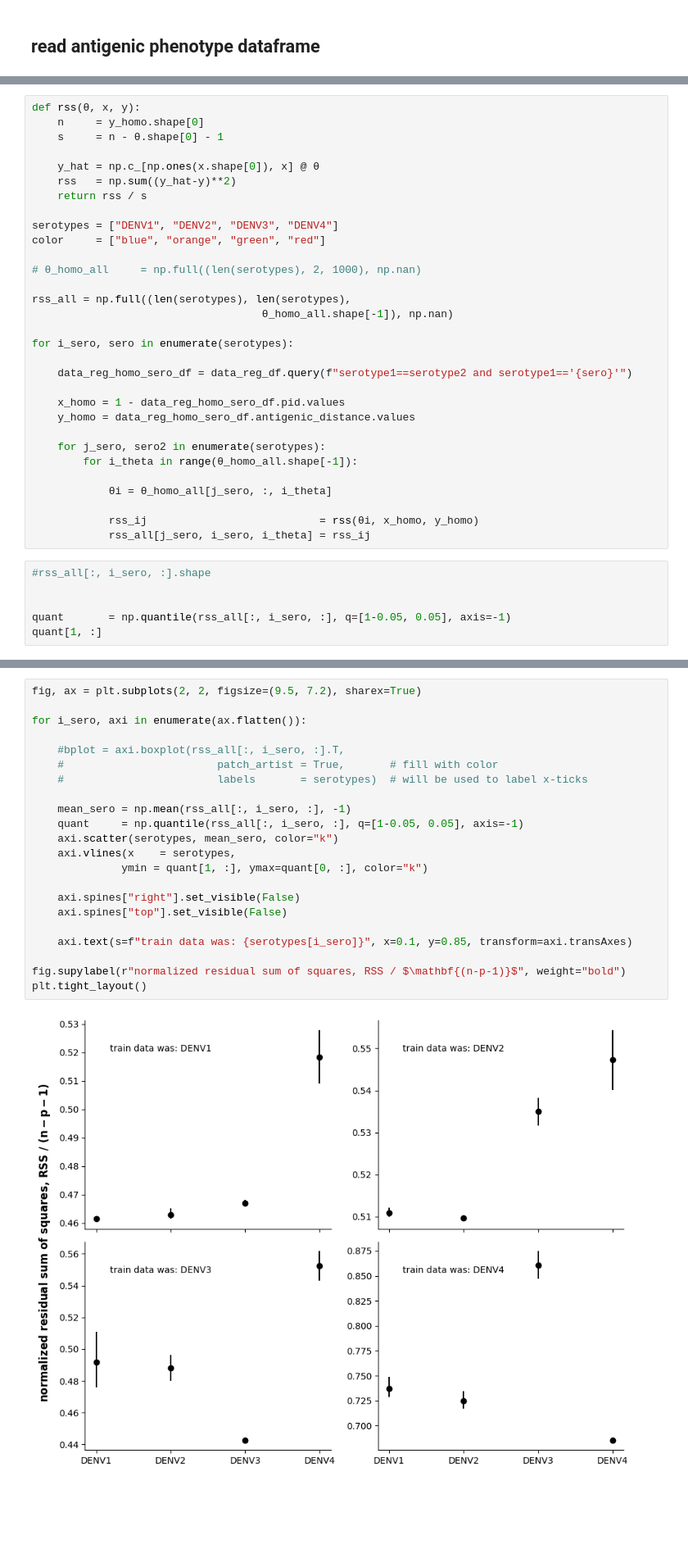
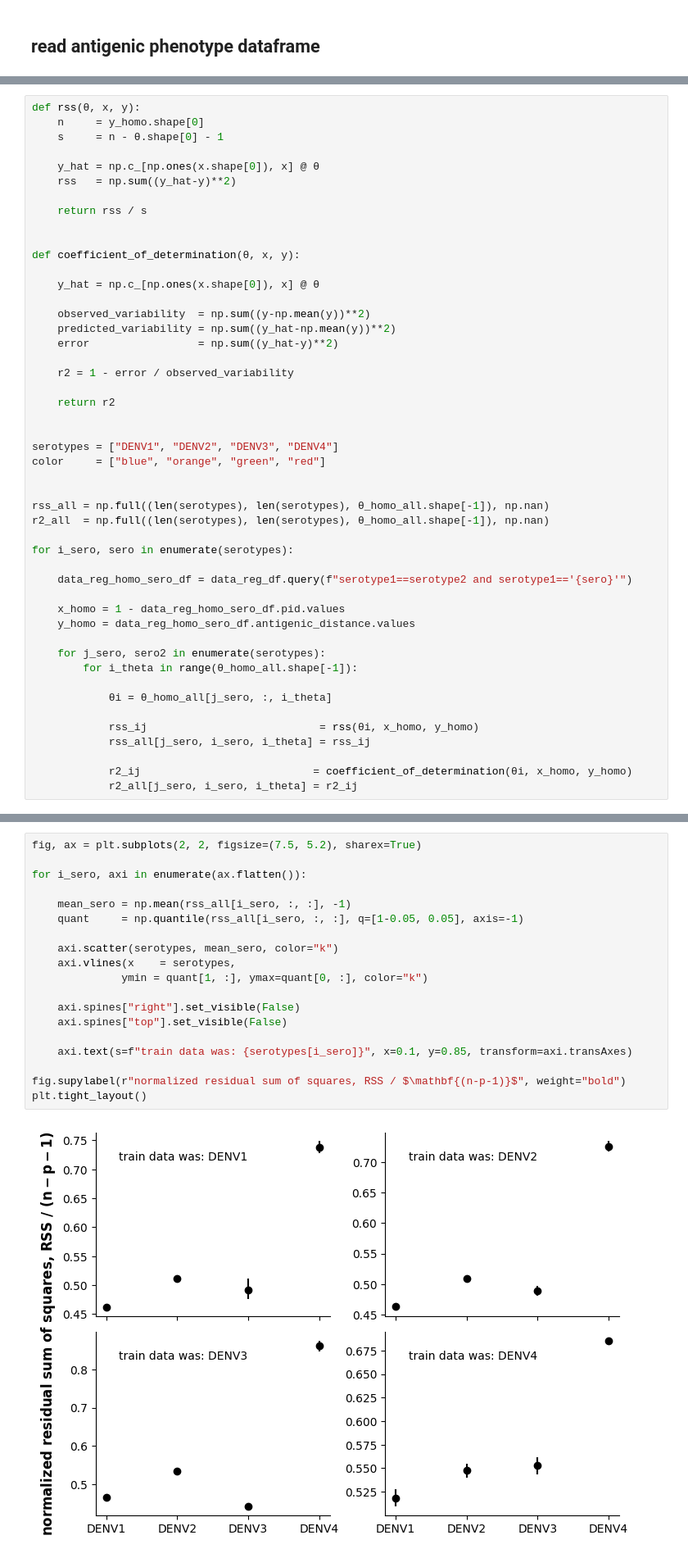
Before and after one commit to ChaosDonkey06/Stats-ML4Genomics, a Jupyter notebook: regression.ipynb, the cells around one changed output, grey strips where cells are left out. Shown at 82% size. Drawn from its saved outputs; the diff is of its cells as text; blank space fills up the shorter version.

```diff
--- a/regression.ipynb
+++ b/regression.ipynb
@@ -361,15 +361,29 @@ def rss(θ, x, y):
 
     y_hat = np.c_[np.ones(x.shape[0]), x] @ θ
     rss   = np.sum((y_hat-y)**2)
+
     return rss / s
+
+
+def coefficient_of_determination(θ, x, y):
+
+    y_hat = np.c_[np.ones(x.shape[0]), x] @ θ
+
+    observed_variability  = np.sum((y-np.mean(y))**2)
+    predicted_variability = np.sum((y_hat-np.mean(y))**2)
+    error                 = np.sum((y_hat-y)**2)
+
+    r2 = 1 - error / observed_variability
+
+    return r2
+
 
 serotypes = ["DENV1", "DENV2", "DENV3", "DENV4"]
 color     = ["blue", "orange", "green", "red"]
 
-# θ_homo_all     = np.full((len(serotypes), 2, 1000), np.nan)
 
-rss_all = np.full((len(serotypes), len(serotypes),
-                                    θ_homo_all.shape[-1]), np.nan)
+rss_all = np.full((len(serotypes), len(serotypes), θ_homo_all.shape[-1]), np.nan)
+r2_all  = np.full((len(serotypes), len(serotypes), θ_homo_all.shape[-1]), np.nan)
 
 for i_sero, sero in enumerate(serotypes):
 
@@ -385,9 +399,6 @@ for i_sero, sero in enumerate(serotypes):
 
             rss_ij                           = rss(θi, x_homo, y_homo)
             rss_all[j_sero, i_sero, i_theta] = rss_ij
+
+            r2_ij                           = coefficient_of_determination(θi, x_homo, y_homo)
+            r2_all[j_sero, i_sero, i_theta] = r2_ij
-# %%
-#rss_all[:, i_sero, :].shape
-
-
-quant       = np.quantile(rss_all[:, i_sero, :], q=[1-0.05, 0.05], axis=-1)
-quant[1, :]
@@ -396,24 +405,21 @@ array([0.72838925, 0.7171107 , 0.84698338, 0.68485412])
 # %%
-fig, ax = plt.subplots(2, 2, figsize=(9.5, 7.2), sharex=True)
+fig, ax = plt.subplots(2, 2, figsize=(7.5, 5.2), sharex=True)
 
 for i_sero, axi in enumerate(ax.flatten()):
 
-    #bplot = axi.boxplot(rss_all[:, i_sero, :].T,
-    #                        patch_artist = True,       # fill with color
-    #                        labels       = serotypes)  # will be used to label x-ticks
+    mean_sero = np.mean(rss_all[i_sero, :, :], -1)
+    quant     = np.quantile(rss_all[i_sero, :, :], q=[1-0.05, 0.05], axis=-1)
 
-    mean_sero = np.mean(rss_all[:, i_sero, :], -1)
-    quant     = np.quantile(rss_all[:, i_sero, :], q=[1-0.05, 0.05], axis=-1)
     axi.scatter(serotypes, mean_sero, color="k")
     axi.vlines(x    = serotypes,
               ymin = quant[1, :], ymax=quant[0, :], color="k")
 
     axi.spines["right"].set_visible(False)
     axi.spines["top"].set_visible(False)
 
     axi.text(s=f"train data was: {serotypes[i_sero]}", x=0.1, y=0.85, transform=axi.transAxes)
 
 fig.supylabel(r"normalized residual sum of squares, RSS / $\mathbf{(n-p-1)}$", weight="bold")
 plt.tight_layout()
 # %% [output]
-[figure, old version]
+[figure, new version]
```
Also changed, not shown: parts of 8 cells of this notebook, 10 other files.
